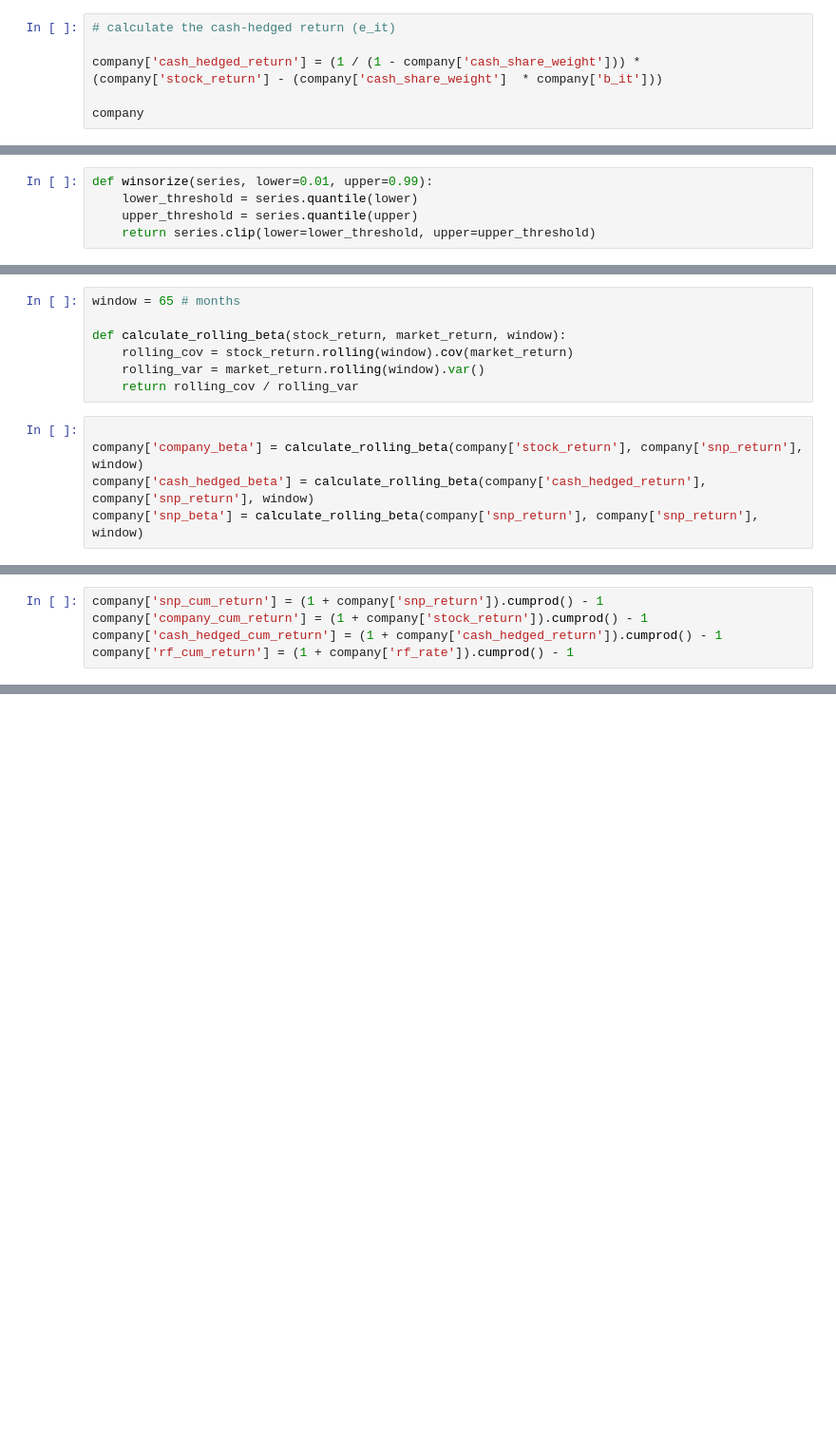
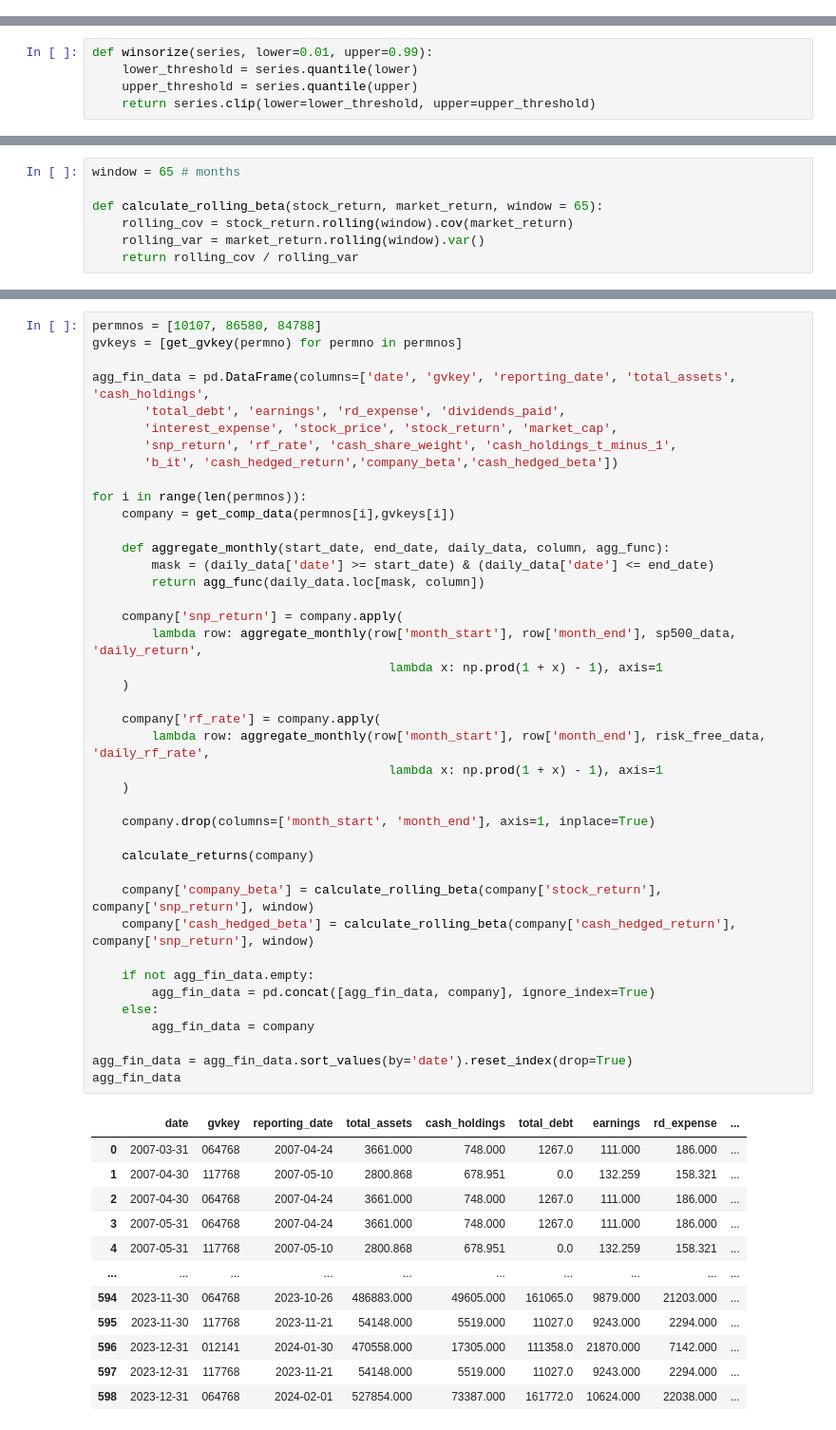
Before and after one commit to veervohra03/CashHedged, a Jupyter notebook: Multiple-Companies-Cash-Hedged.ipynb, the cells around one changed output, grey strips where cells are left out. Shown: that part at 95% size. Cells and saved outputs as stored; diff of their text form; blank space fills up the shorter version.

```diff
--- a/Multiple-Companies-Cash-Hedged.ipynb
+++ b/Multiple-Companies-Cash-Hedged.ipynb
@@ -411,7 +250 @@ def calculate_e_t(company):
     company['cash_hedged_return'] = (1 / (1 - company['cash_share_weight'])) * (company['stock_return'] - (company['cash_share_weight']  * company['b_it']))
-# %%
-# calculate the cash-hedged return (e_it)
-
-company['cash_hedged_return'] = (1 / (1 - company['cash_share_weight'])) * (company['stock_return'] - (company['cash_share_weight']  * company['b_it']))
-
-company
@@ -439,12 +256,7 @@ def winsorize(series, lower=0.01, upper=0.99):
 # %%
 window = 65 # months
 
-def calculate_rolling_beta(stock_return, market_return, window):
+def calculate_rolling_beta(stock_return, market_return, window = 65):
     rolling_cov = stock_return.rolling(window).cov(market_return)
     rolling_var = market_return.rolling(window).var()
     return rolling_cov / rolling_var
-# %%
-
-company['company_beta'] = calculate_rolling_beta(company['stock_return'], company['snp_return'], window)
-company['cash_hedged_beta'] = calculate_rolling_beta(company['cash_hedged_return'], company['snp_return'], window)
-company['snp_beta'] = calculate_rolling_beta(company['snp_return'], company['snp_return'], window)
@@ -482,5 +262,0 @@ plt.show()
-# %%
-company['snp_cum_return'] = (1 + company['snp_return']).cumprod() - 1
-company['company_cum_return'] = (1 + company['stock_return']).cumprod() - 1
-company['cash_hedged_cum_return'] = (1 + company['cash_hedged_return']).cumprod() - 1
-company['rf_cum_return'] = (1 + company['rf_rate']).cumprod() - 1
@@ -546,0 +265,54 @@ plt.show()
+# %%
+permnos = [10107, 86580, 84788]
+gvkeys = [get_gvkey(permno) for permno in permnos]
+
+agg_fin_data = pd.DataFrame(columns=['date', 'gvkey', 'reporting_date', 'total_assets', 'cash_holdings',
+       'total_debt', 'earnings', 'rd_expense', 'dividends_paid',
+       'interest_expense', 'stock_price', 'stock_return', 'market_cap',
+       'snp_return', 'rf_rate', 'cash_share_weight', 'cash_holdings_t_minus_1',
+       'b_it', 'cash_hedged_return','company_beta','cash_hedged_beta'])
+
+for i in range(len(permnos)):
+    company = get_comp_data(permnos[i],gvkeys[i])
+
+    def aggregate_monthly(start_date, end_date, daily_data, column, agg_func):
+        mask = (daily_data['date'] >= start_date) & (daily_data['date'] <= end_date)
+        return agg_func(daily_data.loc[mask, column])
+
+    company['snp_return'] = company.apply(
+        lambda row: aggregate_monthly(row['month_start'], row['month_end'], sp500_data, 'daily_return',
+                                        lambda x: np.prod(1 + x) - 1), axis=1
+    )
+
+    company['rf_rate'] = company.apply(
+        lambda row: aggregate_monthly(row['month_start'], row['month_end'], risk_free_data, 'daily_rf_rate',
+                                        lambda x: np.prod(1 + x) - 1), axis=1
+    )
+
+    company.drop(columns=['month_start', 'month_end'], axis=1, inplace=True)
+
+    calculate_returns(company)
+
+    company['company_beta'] = calculate_rolling_beta(company['stock_return'], company['snp_return'], window)
+    company['cash_hedged_beta'] = calculate_rolling_beta(company['cash_hedged_return'], company['snp_return'], window)
+
+    if not agg_fin_data.empty:
+        agg_fin_data = pd.concat([agg_fin_data, company], ignore_index=True)
+    else:
+        agg_fin_data = company
+
+agg_fin_data = agg_fin_data.sort_values(by='date').reset_index(drop=True)
+agg_fin_data
+# %% [output]
+|  | date | gvkey | reporting_date | total_assets | cash_holdings | total_debt | earnings | rd_expense | ... |
+| 0 | 2007-03-31 | 064768 | 2007-04-24 | 3661.000 | 748.000 | 1267.0 | 111.000 | 186.000 | ... |
+| 1 | 2007-04-30 | 117768 | 2007-05-10 | 2800.868 | 678.951 | 0.0 | 132.259 | 158.321 | ... |
+| 2 | 2007-04-30 | 064768 | 2007-04-24 | 3661.000 | 748.000 | 1267.0 | 111.000 | 186.000 | ... |
+| 3 | 2007-05-31 | 064768 | 2007-04-24 | 3661.000 | 748.000 | 1267.0 | 111.000 | 186.000 | ... |
+| 4 | 2007-05-31 | 117768 | 2007-05-10 | 2800.868 | 678.951 | 0.0 | 132.259 | 158.321 | ... |
+| ... | ... | ... | ... | ... | ... | ... | ... | ... | ... |
+| 594 | 2023-11-30 | 064768 | 2023-10-26 | 486883.000 | 49605.000 | 161065.0 | 9879.000 | 21203.000 | ... |
+| 595 | 2023-11-30 | 117768 | 2023-11-21 | 54148.000 | 5519.000 | 11027.0 | 9243.000 | 2294.000 | ... |
+| 596 | 2023-12-31 | 012141 | 2024-01-30 | 470558.000 | 17305.000 | 111358.0 | 21870.000 | 7142.000 | ... |
+| 597 | 2023-12-31 | 117768 | 2023-11-21 | 54148.000 | 5519.000 | 11027.0 | 9243.000 | 2294.000 | ... |
+| 598 | 2023-12-31 | 064768 | 2024-02-01 | 527854.000 | 73387.000 | 161772.0 | 10624.000 | 22038.000 | ... |
```
Also changed, not shown: parts of 32 cells of this notebook.
